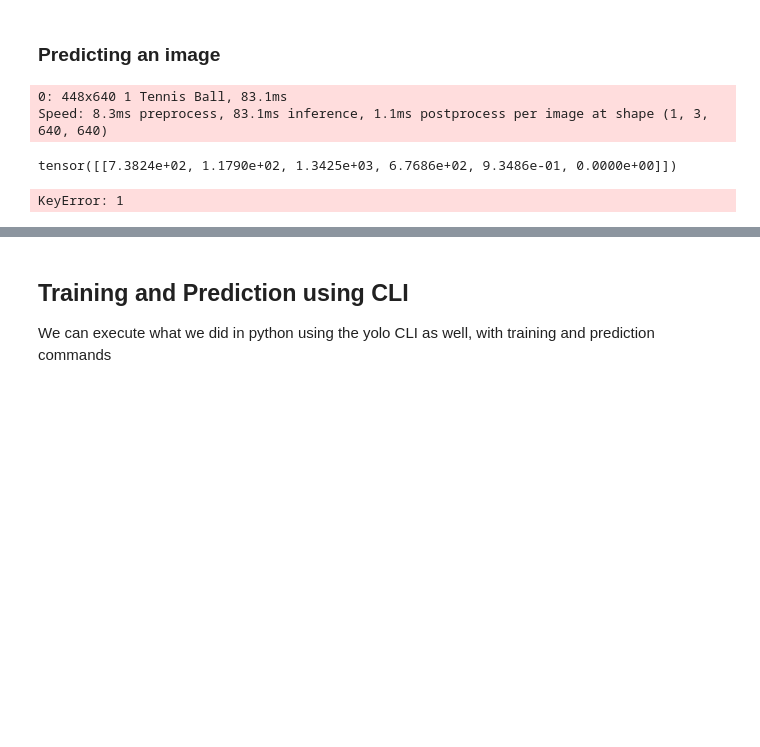
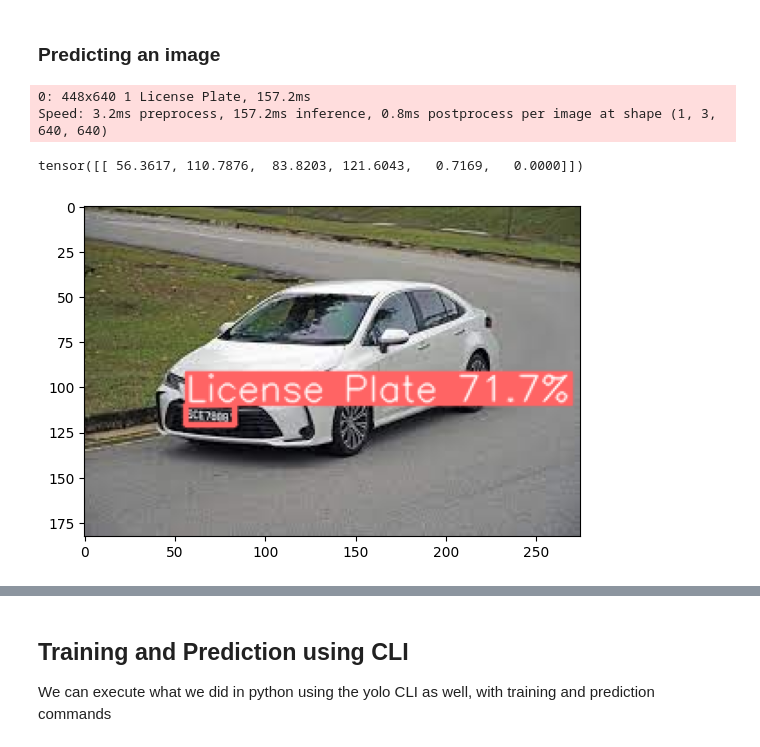
Before and after one commit to yxchia98/seeLPlates, a Jupyter notebook: training.ipynb, the cells around one changed output, grey strips where cells are left out. Cells and saved outputs as stored; diff of their text form; code cells hidden in the pictures; blank space fills up the shorter version.

```diff
--- a/training.ipynb
+++ b/training.ipynb
@@ -110,7 +110,7 @@ def box_label(image, box, label='', color=(128, 128, 128), txt_color=(255, 255,
 
 def plot_bboxes(image, boxes, labels=[], colors=[], score=True, conf=None):
     if labels == []:
-        labels = {0: u'__background__', 1: u'Tennis Ball'}
+        labels = {0: u'__background__', 1: u'License Plate'}
     #Define colors
     if colors == []:
         colors = [(255, 100, 100), (253, 246, 160), (40, 132, 70)]
@@ -122,14 +122,14 @@ def plot_bboxes(image, boxes, labels=[], colors=[], score=True, conf=None):
             label = labels[int(box[-1])+1] + " " + str(round(100 * float(box[-2]),1)) + "%"
         else:
             label = labels[int(box[-1])+1]
-    #filter every box under conf threshold if conf threshold setted
-    if conf:
-        if box[-2] > conf:
-            color = colors[int(box[-1])]
-            box_label(image, box, label, color)
-        else:
-            color = colors[int(box[-1])]
-            box_label(image, box, label, color)
+        #filter every box under conf threshold if conf threshold setted
+        if conf:
+            if box[-2] > conf:
+                color = colors[int(box[-1])]
+                box_label(image, box, label, color)
+            else:
+                color = colors[int(box[-1])]
+                box_label(image, box, label, color)
 
 #     image = cv2.cvtColor(image, cv2.COLOR_BGR2RGB)
     plt.imshow(image)
@@ -137,15 +137,17 @@ def plot_bboxes(image, boxes, labels=[], colors=[], score=True, conf=None):
 # %% [markdown]
 ### Predicting an image
 # %%
-response = requests.get("https://www.verywellhealth.com/thmb/bcNgrTUluaM97A33EcuVUwt_HXk=/1500x0/filters:no_upscale():max_bytes(150000):strip_icc()/125847528-56a884c73df78cf7729e83dc.jpg")
-image = Image.open(BytesIO(response.content))
+# response = requests.get("https://www.verywellhealth.com/thmb/bcNgrTUluaM97A33EcuVUwt_HXk=/1500x0/filters:no_upscale():max_bytes(150000):strip_icc()/125847528-56a884c73df78cf7729e83dc.jpg")
+# image = Image.open(BytesIO(response.content))
+image = Image.open("test-images/02.jpg")
+
 image = np.asarray(image)
 
 results = model.predict(image)
 print(results[0].boxes.data)
-plot_bboxes(image, results[0].boxes.data, conf=0.5)
+plot_bboxes(image, results[0].boxes.data, conf=0.1)
 # %% [output]
-0: 448x640 1 Tennis Ball, 83.1ms
-Speed: 8.3ms preprocess, 83.1ms inference, 1.1ms postprocess per image at shape (1, 3, 640, 640)
+0: 448x640 1 License Plate, 157.2ms
+Speed: 3.2ms preprocess, 157.2ms inference, 0.8ms postprocess per image at shape (1, 3, 640, 640)
-tensor([[7.3824e+02, 1.1790e+02, 1.3425e+03, 6.7686e+02, 9.3486e-01, 0.0000e+00]])
+tensor([[ 56.3617, 110.7876,  83.8203, 121.6043,   0.7169,   0.0000]])
-KeyError: 1
+[figure, added]
```
Also changed, not shown: parts of 1 cell of this notebook, 8 other files.
